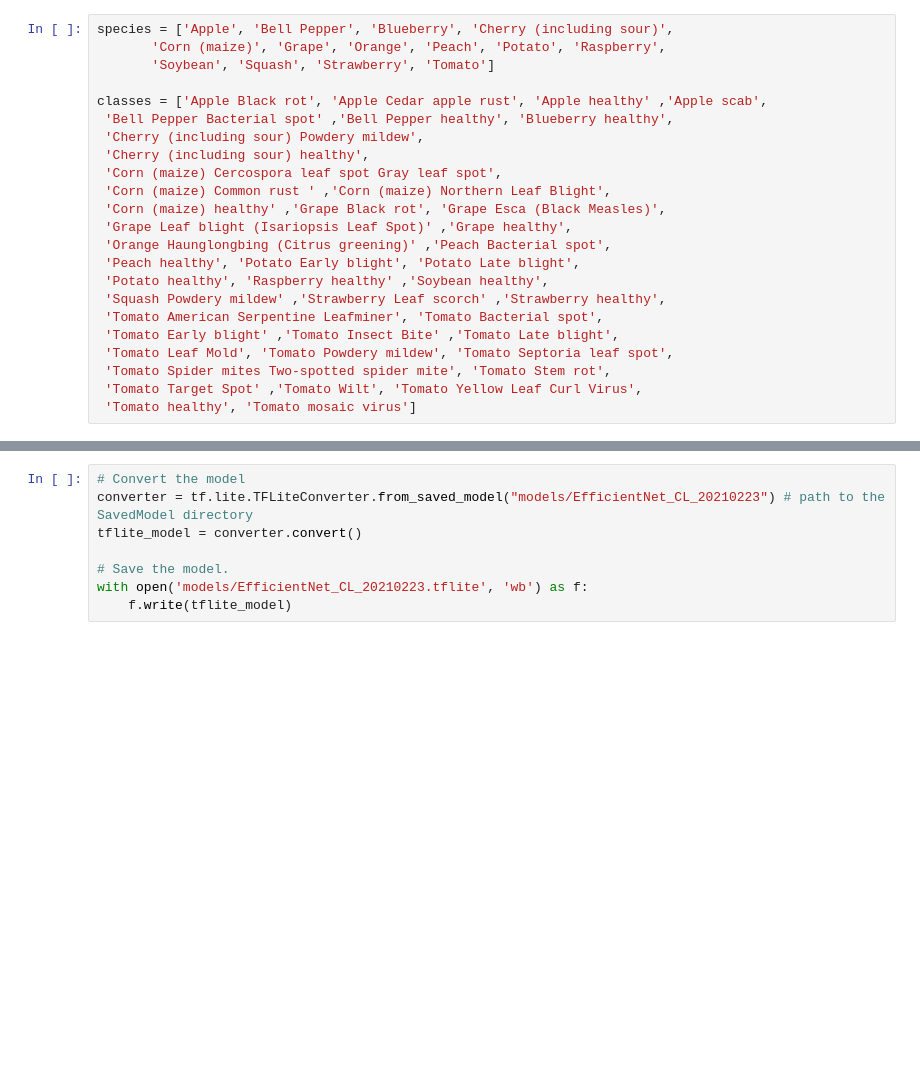
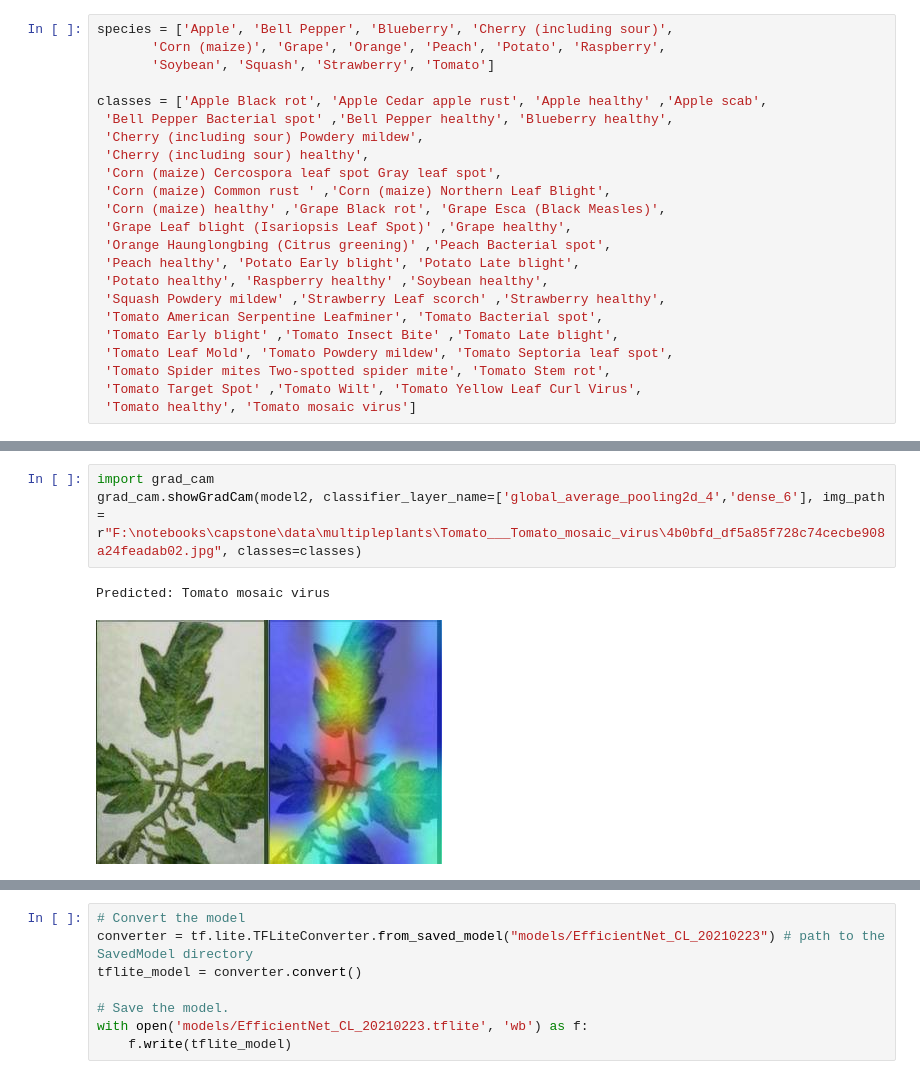
Before and after one commit to louis-li/PlantDiseaseDetection, a Jupyter notebook: 4. CL-Tomato.ipynb, the cells around one changed output, grey strips where cells are left out. Saved outputs shown, nothing was run; the diff lists cells and outputs as text; blank space fills up the shorter version.

```diff
--- a/4. CL-Tomato.ipynb
+++ b/4. CL-Tomato.ipynb
@@ -438,0 +450,6 @@ INFO:tensorflow:Assets written to: models/EfficientNet_CL_20210312\assets
+# %%
+import grad_cam
+grad_cam.showGradCam(model2, classifier_layer_name=['global_average_pooling2d_4','dense_6'], img_path = r"F:\notebooks\capstone\data\multipleplants\Tomato___Tomato_mosaic_virus\4b0bfd_df5a85f728c74cecbe908a24feadab02.jpg", classes=classes)
+# %% [output]
+Predicted: Tomato mosaic virus
+[figure, added]
```
Also changed, not shown: parts of 14 cells of this notebook, 2 other files.
